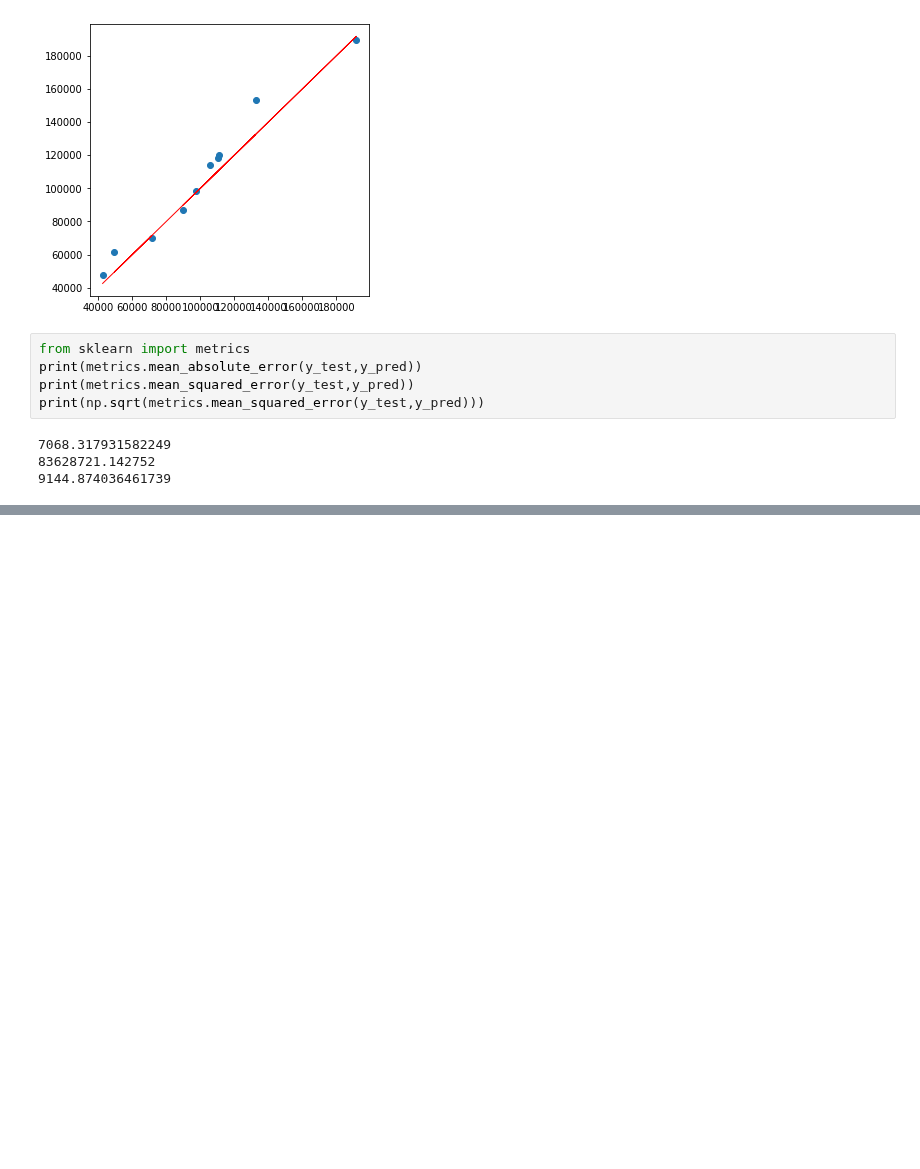
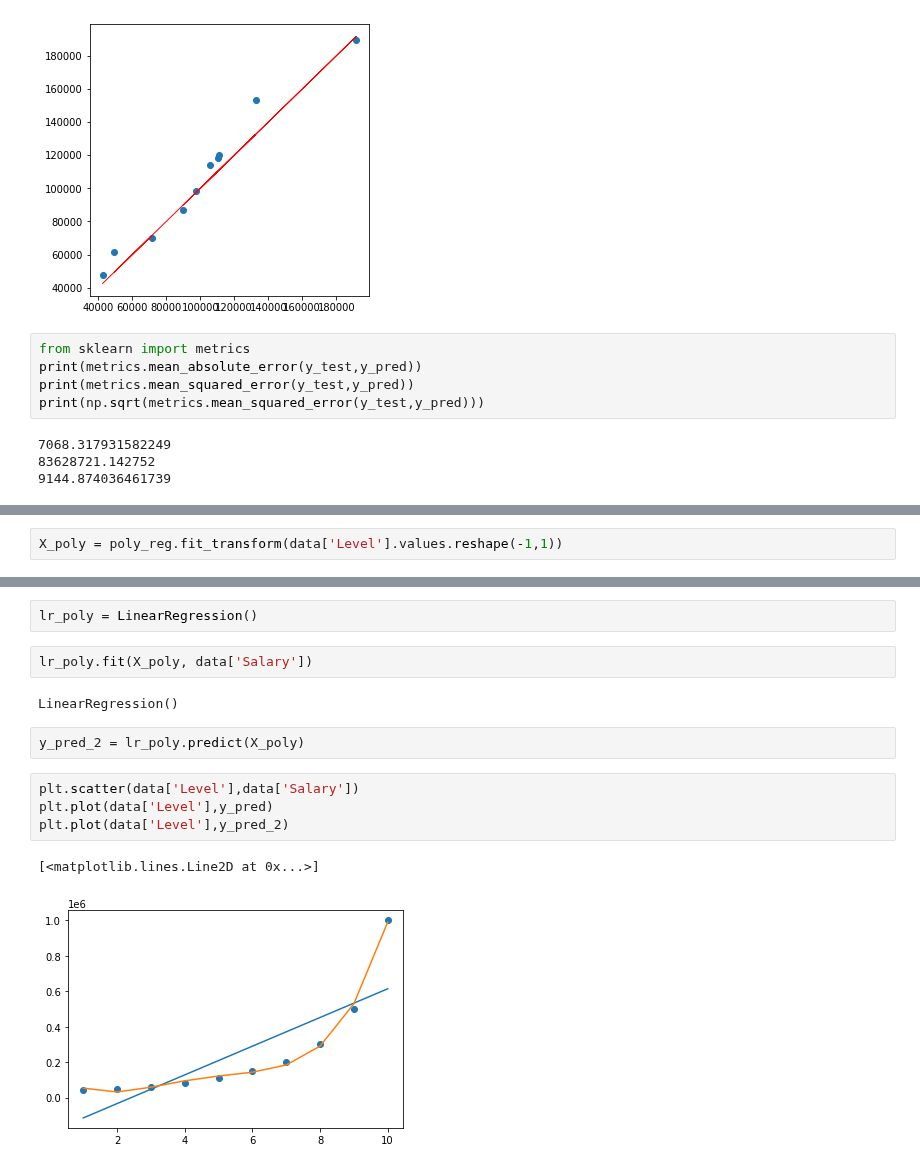
Before and after one commit to kozz84/Udemy, a Jupyter notebook: Machine_Learning_A_Z.ipynb, the cells around one changed output, grey strips where cells are left out. Cells and saved outputs as stored; diff of their text form; blank space fills up the shorter version.

```diff
--- a/Machine_Learning_A_Z.ipynb
+++ b/Machine_Learning_A_Z.ipynb
@@ -234,0 +287,2 @@ print(np.sqrt(metrics.mean_squared_error(y_test,y_pred)))
+# %%
+X_poly = poly_reg.fit_transform(data['Level'].values.reshape(-1,1))
@@ -234,0 +302,15 @@ print(np.sqrt(metrics.mean_squared_error(y_test,y_pred)))
+# %%
+lr_poly = LinearRegression()
+# %%
+lr_poly.fit(X_poly, data['Salary'])
+# %% [output]
+LinearRegression()
+# %%
+y_pred_2 = lr_poly.predict(X_poly)
+# %%
+plt.scatter(data['Level'],data['Salary'])
+plt.plot(data['Level'],y_pred)
+plt.plot(data['Level'],y_pred_2)
+# %% [output]
+[<matplotlib.lines.Line2D at 0x...>]
+[figure, added]
```
Also changed, not shown: parts of 33 cells of this notebook.
